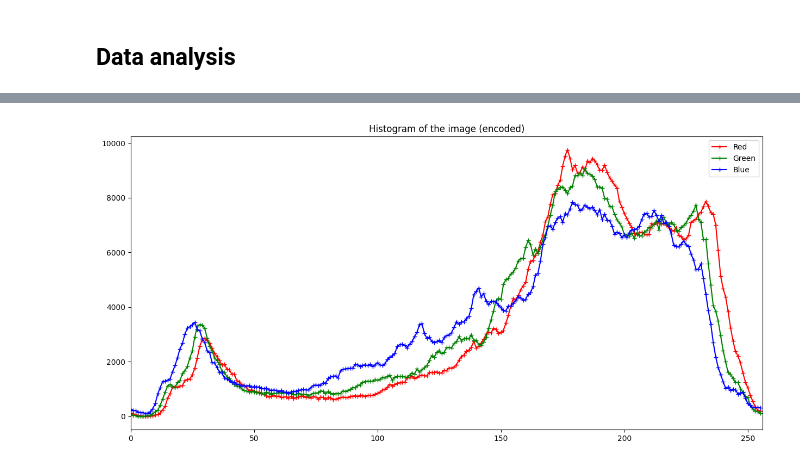
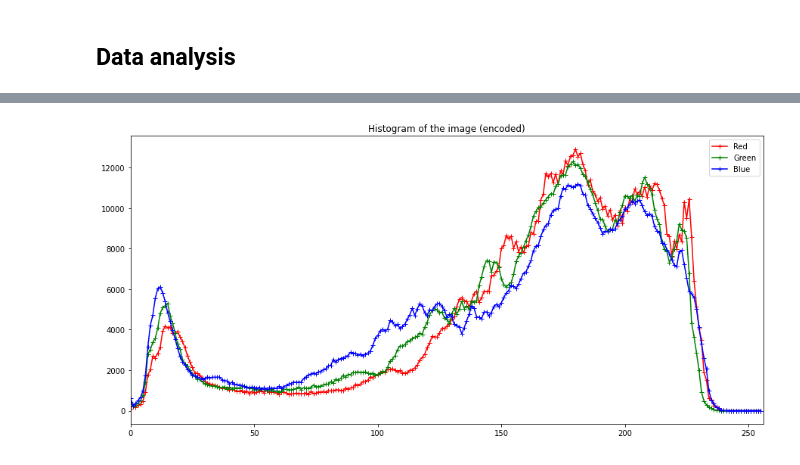
Before and after one commit to marcoboucas/steganography, a Jupyter notebook: notebooks/hide_in_image.ipynb, the cells around one changed output, grey strips where cells are left out. Cells and saved outputs as stored; diff of their text form; code cells hidden in the pictures.

Commit message:
Allow models to encode and decode both str and images

```diff
--- a/notebooks/hide_in_image.ipynb
+++ b/notebooks/hide_in_image.ipynb
@@ -44,3 +34,12 @@ MESSAGE = "../tests/test_messages/noisette.jpg"
+# %%
+IMAGE_PATH = "../tests/test_images/cat.jpg"
+#IMAGE_PATH = "../tests/test_messages/cs.png"
+
+MODEL_NAME = "PVD"
+
+MESSAGE = """Lorem Ipsum is simply dummy text of the printing and typesetting industry. Lorem Ipsum has been the industry's standard dummy text ever since the 1500s, when an unknown printer took a galley of type and scrambled it to make a type specimen book. It has survived not only five centuries, but also the leap into electronic typesetting, remaining essentially unchanged. It was popularised in the 1960s with the release of Letraset sheets containing Lorem Ipsum passages, and more recently with desktop publishing software like Aldus PageMaker including versions of Lorem Ipsum.""" * 50
+#MESSAGE = "../tests/test_images/casoar.jpeg"
+#MESSAGE = "../tests/test_messages/noisette.jpg"
 # %% [markdown]
 ## Show image and hide the image
 # %%
@@ -124,12 +132,17 @@ else:
 # %%
 from src.analysis.histogram import generate_histogram, plot_histogram, compare_histograms, compute_diff_imgs
 
+image_histo = generate_histogram(image)
+encoded_image_histo = generate_histogram(encoded_image)
+
 plt.figure(figsize=(15,7))
 plt.title('Histogram of the image (original)')
-plot_histogram(generate_histogram(image))
+plot_histogram(image_histo)
+plt.savefig('../docs/histo_original.png')
 plt.figure(figsize=(15,7))
 plt.title('Histogram of the image (encoded)')
-plot_histogram(generate_histogram(encoded_image))
+plot_histogram(encoded_image_histo)
+plt.savefig('../docs/histo_encoded.png')
 # %% [output]
 [figure]
-[figure, old version]
+[figure, new version]
```
Also changed, not shown: parts of 14 cells of this notebook, 10 other files.
